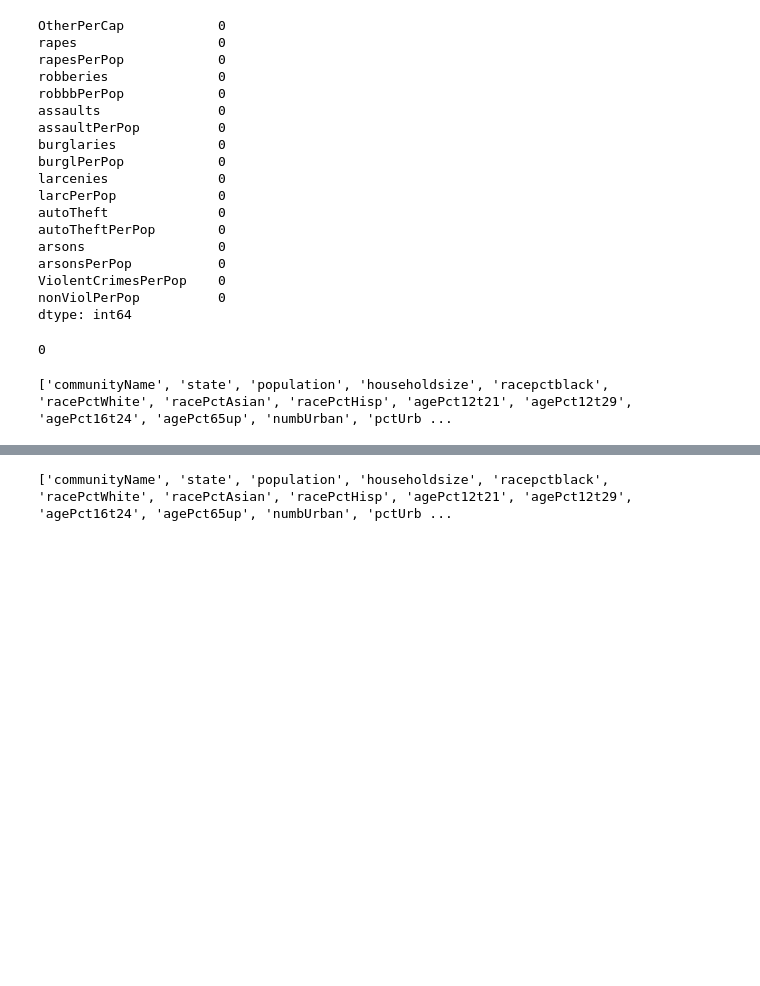
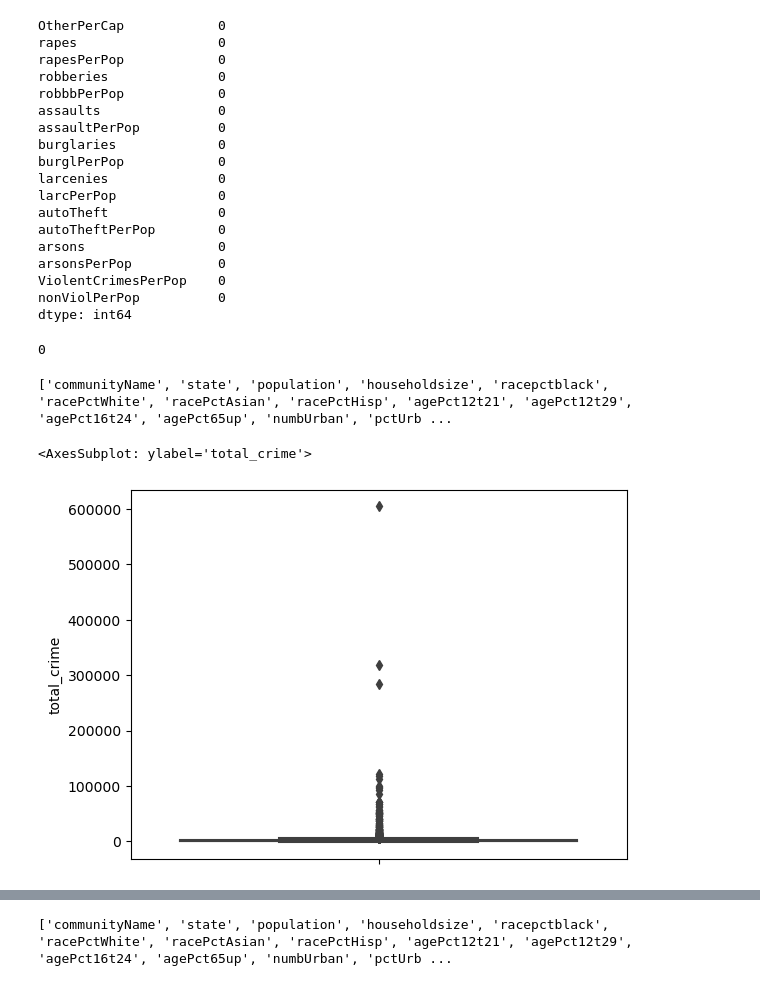
Before and after one commit to Fatimajavid/PredictingCrimesintheUS, a Jupyter notebook: Project.ipynb, the cells around one changed output, grey strips where cells are left out. Saved outputs shown, nothing was run; the diff lists cells and outputs as text; code cells hidden in the pictures; blank space fills up the shorter version.

```diff
--- a/Project.ipynb
+++ b/Project.ipynb
@@ -168,3 +172,8 @@ print(df.columns.tolist())
 # %%
 # Create a column for the sum of all crimes
 df["total_crime"] = df["murders"] + df["rapes"] + df["robberies"] + df["assaults"] + df["burglaries"] + df["larcenies"] + df["autoTheft"] + df["arsons"]
+# %%
+sns.boxplot(data=df, y='total_crime')
+# %% [output]
+<AxesSubplot: ylabel='total_crime'>
+[figure, added]
```
Also changed, not shown: parts of 22 cells of this notebook.
